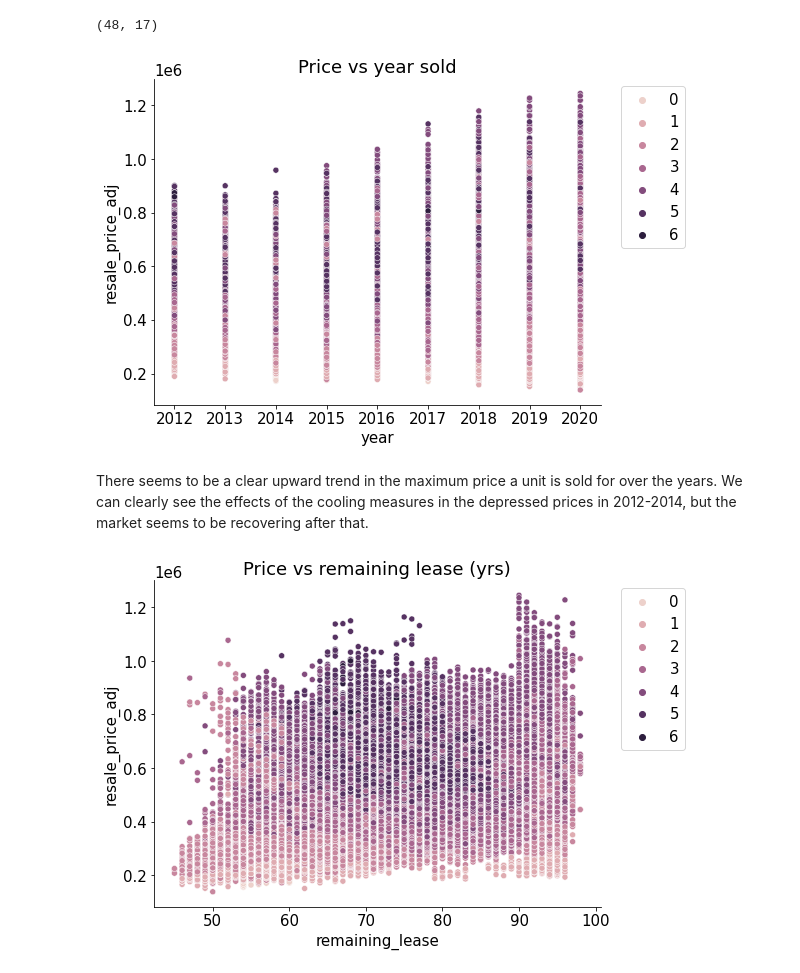
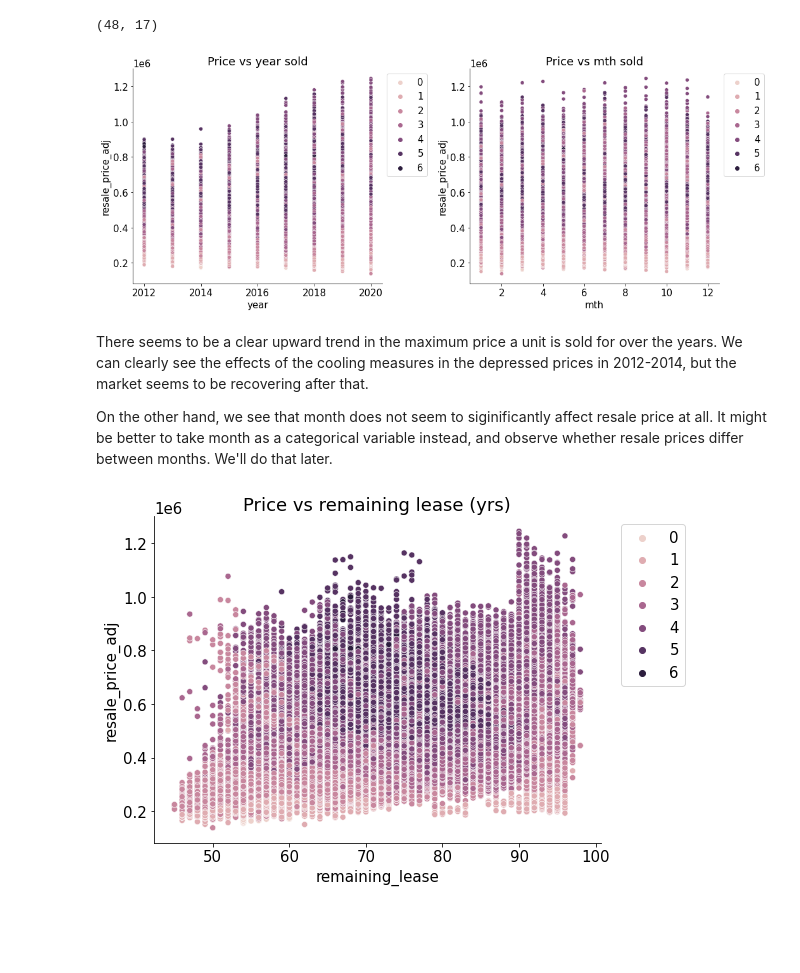
Before and after one commit to krompirov/Holmusk-coding-challenge, a Jupyter notebook: 01. EDA and preprocessing.ipynb, the cells around one changed output. Drawn from its saved outputs; the diff is of its cells as text; code cells hidden in the pictures; blank space fills up the shorter version.

```diff
--- a/01. EDA and preprocessing.ipynb
+++ b/01. EDA and preprocessing.ipynb
@@ -1087,10 +1150,9 @@ mall_temp = get_lat_long(mall_temp)
 malls = pd.concat([malls.dropna(), mall_temp])
 # %%
 # now we can find the nearest mall to each HDB address and the distance from it
-# mall_dict={}
-# for row in malls.iterrows():
-#     mall_dict[row[1][0]] = (row[1][1], row[1][2])
-
+mall_dict={}
+for row in malls.iterrows():
+    mall_dict[row[1][0]] = (row[1][1], row[1][2])
 hdb_coords = hdb_coords.apply(lambda x: find_nearest_amenity(x, mall_dict, ['nearest_mall','dist_to_mall']), axis=1)
 # %%
 display(hdb_coords.info())
@@ -1317,13 +1380,20 @@ hdb_full[hdb_full['dist_to_mrt']>3].shape
 # corresponds to less than 0.01% of our dataset, safe to drop.
 hdb_full = hdb_full.loc[hdb_full['dist_to_mrt']<3]
 # %%
-g = sns.scatterplot(data=hdb_full, x='year', y='resale_price_adj', hue='f_type')
-g.set_title('Price vs year sold');
-g.legend(bbox_to_anchor= (1.03, 1));
+fig, (ax1,ax2) = plt.subplots(1,2,figsize=(15,6))
+g = sns.scatterplot(data=hdb_full, x='year', y='resale_price_adj', hue='f_type', ax=ax1)
+g.set_title('Price vs year sold')
+g.legend(bbox_to_anchor= (1, 1))
+h = sns.scatterplot(data=hdb_full, x='mth', y='resale_price_adj', hue='f_type', ax=ax2)
+h.set_title('Price vs mth sold')
+h.legend(bbox_to_anchor= (1, 1))
+plt.tight_layout();
 # %% [output]
-[figure, old version]
+[figure, new version]
 # %% [markdown]
 There seems to be a clear upward trend in the maximum price a unit is sold for over the years. We can clearly see the effects of the cooling measures in the depressed prices in 2012-2014, but the market seems to be recovering after that.
+
+On the other hand, we see that month does not seem to siginificantly affect resale price at all. It might be better to take month as a categorical variable instead, and observe whether resale prices differ between months. We'll do that later.
 # %%
 g = sns.scatterplot(data=hdb_full, x='remaining_lease', y='resale_price_adj', hue='f_type')
 g.set_title('Price vs remaining lease (yrs)')
```
Also changed, not shown: parts of 14 cells of this notebook, 2 other files.
